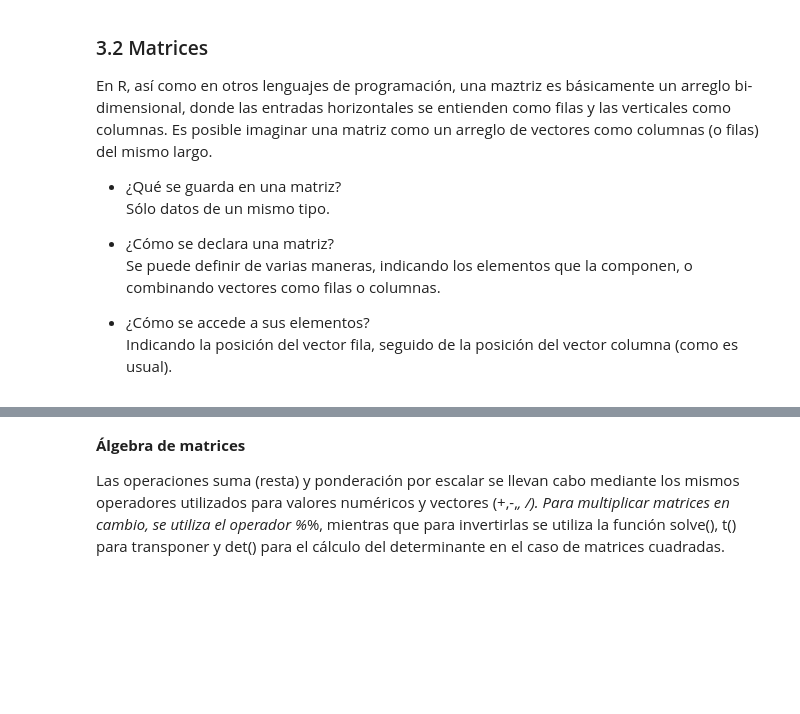
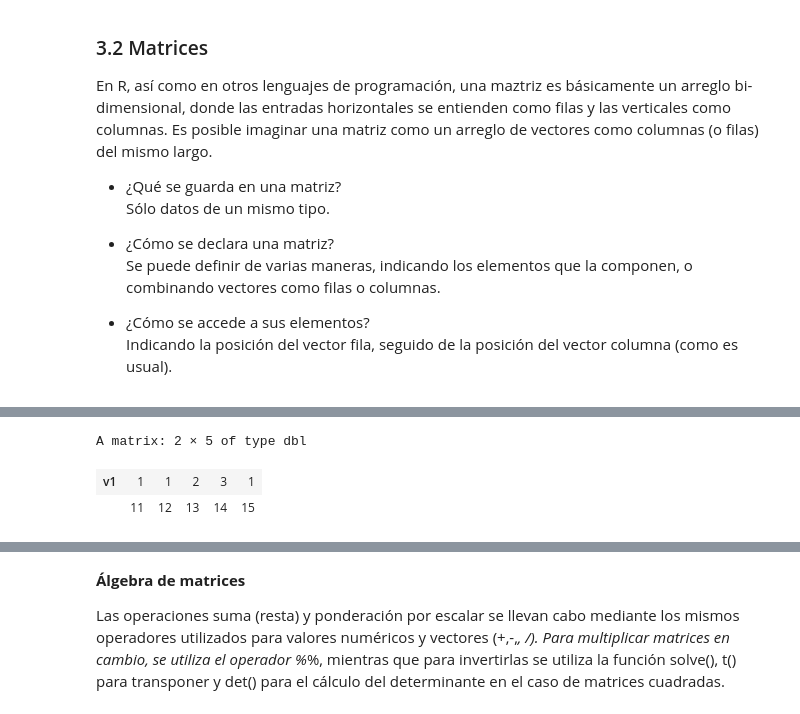
Before and after one commit to kerlesuwu/DBDC_202010_Programacion_en_R_para_ciencia_de_datos, a Jupyter notebook: Clases/Clase2/Clase_2_01_matrices.ipynb, the cells around one changed output, grey strips where cells are left out. Saved outputs shown, nothing was run; the diff lists cells and outputs as text; code cells hidden in the pictures; blank space fills up the shorter version.

```diff
--- a/Clases/Clase2/Clase_2_01_matrices.ipynb
+++ b/Clases/Clase2/Clase_2_01_matrices.ipynb
@@ -39,3 +76,6 @@ En R, así como en otros lenguajes de programación, una maztriz es básicamente
 # %%
 # si combinamos vectores de distinto largo?
 # R recicla valores (recordar explicación)
+
+rbind(v1, c(11,12,13,14,15))
+# %% [output]
@@ -42,3 +84,6 @@ En R, así como en otros lenguajes de programación, una maztriz es básicamente
+A matrix: 2 × 5 of type dbl
+| v1 | 1 | 1 | 2 | 3 | 1 |
+|  | 11 | 12 | 13 | 14 | 15 |
 # %%
 # función diag para la definición de matrices diagonales
 #?diag
```
Also changed, not shown: parts of 30 cells of this notebook.
